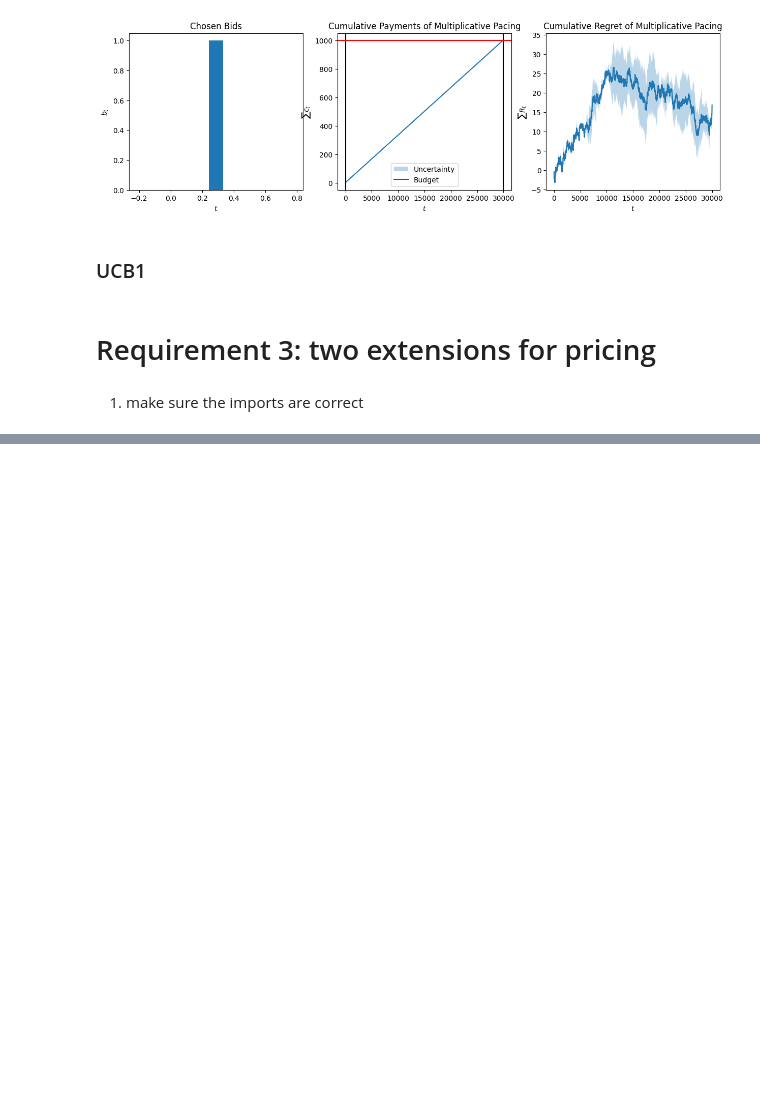
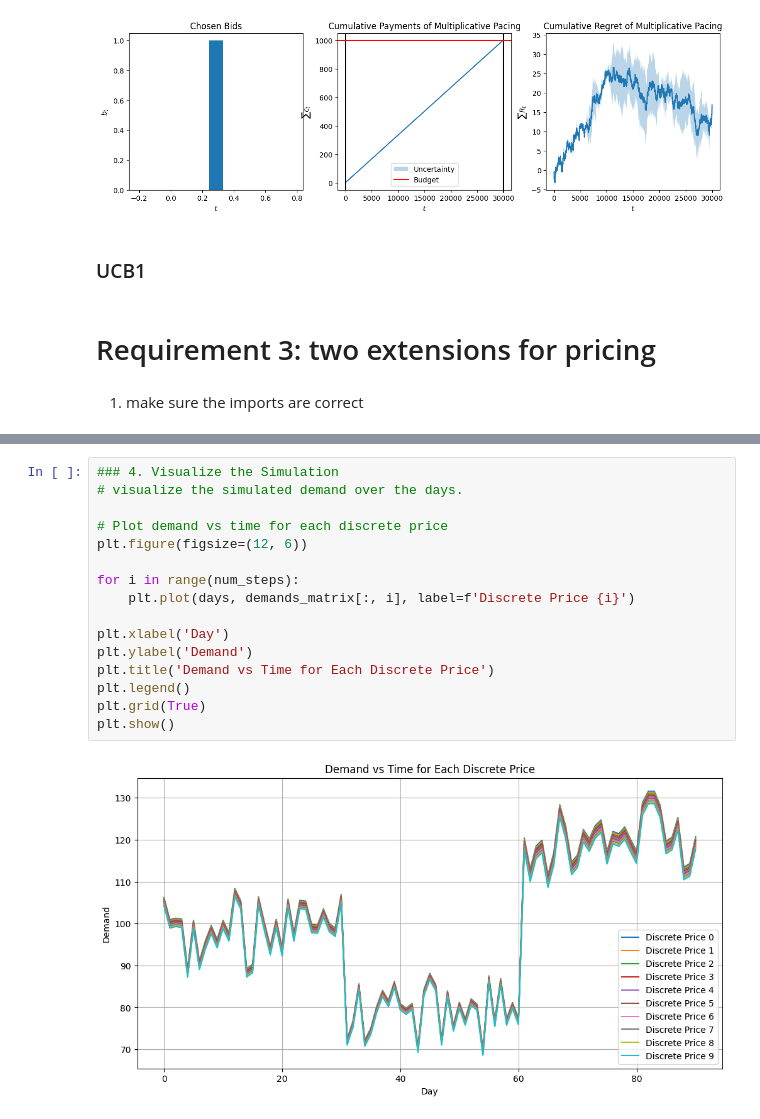
Before and after one commit to tommaso1giordano/OLAProject, a Jupyter notebook: project.ipynb, the cells around one changed output, grey strips where cells are left out. Drawn from its saved outputs; the diff is of its cells as text; blank space fills up the shorter version.

```diff
--- a/project.ipynb
+++ b/project.ipynb
@@ -741,0 +702,18 @@ plt.show()
+# %%
+### 4. Visualize the Simulation
+# visualize the simulated demand over the days.
+
+# Plot demand vs time for each discrete price
+plt.figure(figsize=(12, 6))
+
+for i in range(num_steps):
+    plt.plot(days, demands_matrix[:, i], label=f'Discrete Price {i}')
+
+plt.xlabel('Day')
+plt.ylabel('Demand')
+plt.title('Demand vs Time for Each Discrete Price')
+plt.legend()
+plt.grid(True)
+plt.show()
+# %% [output]
+[figure, added]
```
Also changed, not shown: parts of 3 cells of this notebook, 1 other file.
